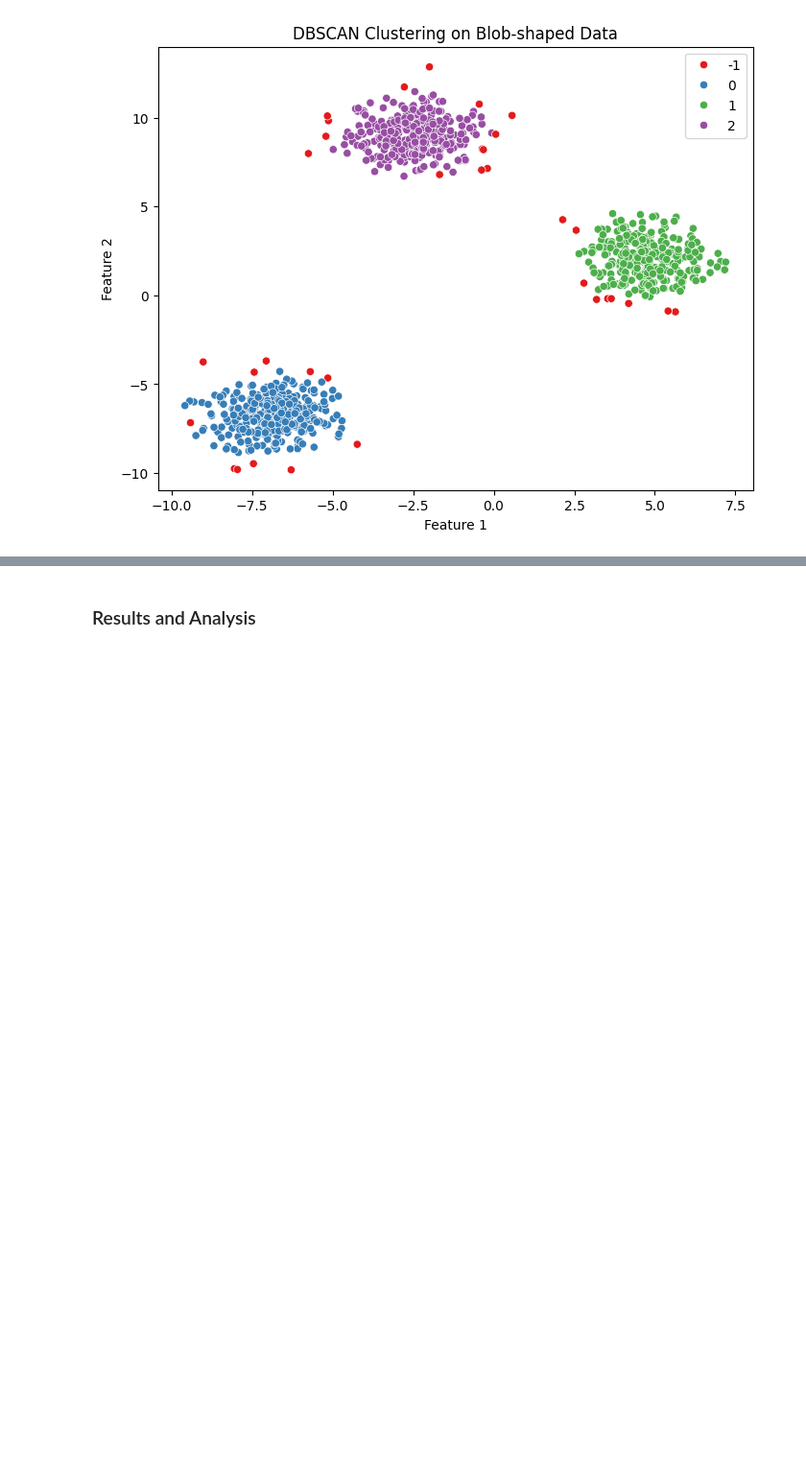
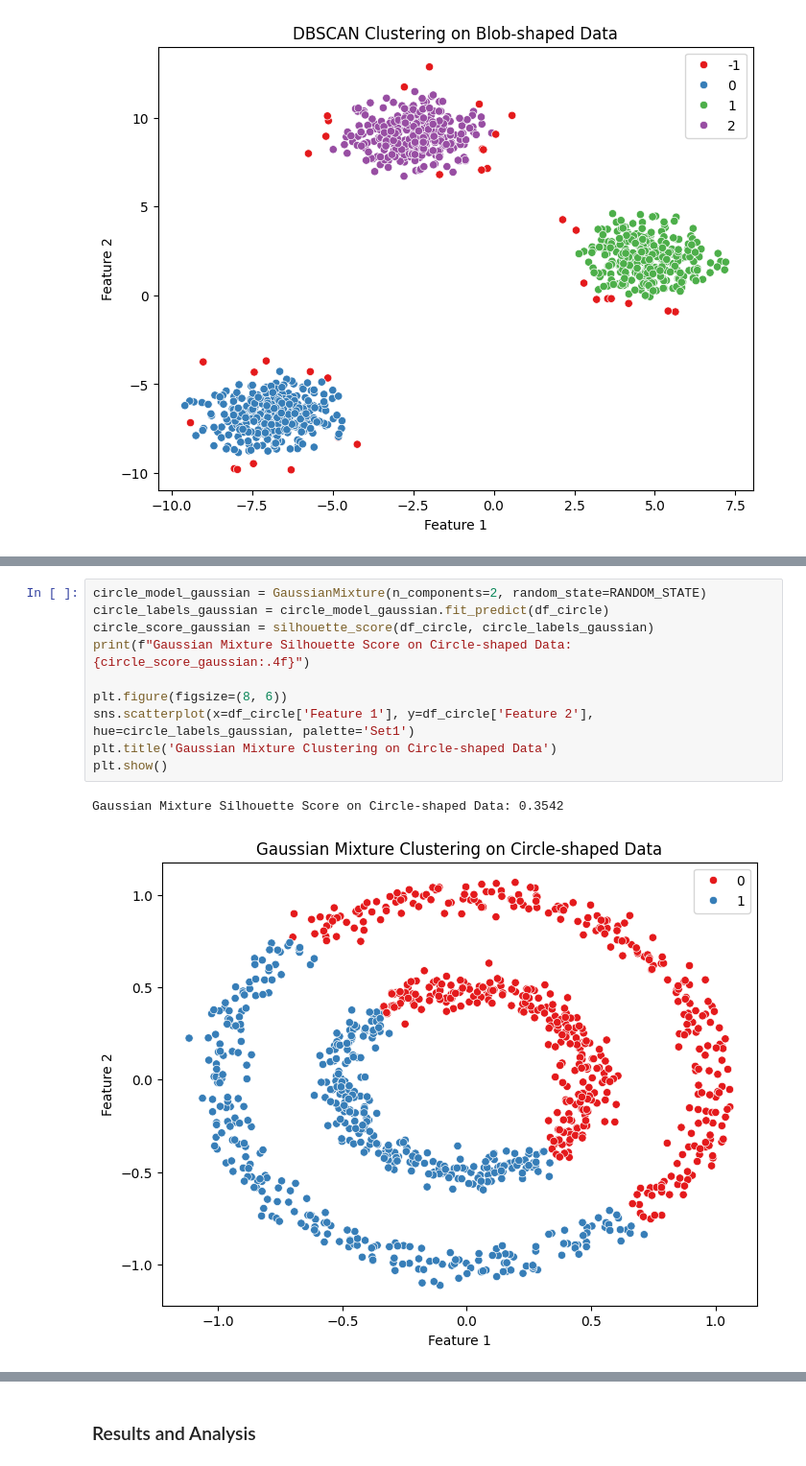
Before and after one commit to muffindud/machine-learning-and-data-mining, a Jupyter notebook: main.ipynb, the cells around one changed output, grey strips where cells are left out. Shown at 96% size. Cells and saved outputs as stored; diff of their text form; blank space fills up the shorter version.

```diff
--- a/main.ipynb
+++ b/main.ipynb
@@ -218,0 +235,13 @@ DBSCAN Silhouette Score on Blob-shaped Data: 0.7807
+# %%
+circle_model_gaussian = GaussianMixture(n_components=2, random_state=RANDOM_STATE)
+circle_labels_gaussian = circle_model_gaussian.fit_predict(df_circle)
+circle_score_gaussian = silhouette_score(df_circle, circle_labels_gaussian)
+print(f"Gaussian Mixture Silhouette Score on Circle-shaped Data: {circle_score_gaussian:.4f}")
+
+plt.figure(figsize=(8, 6))
+sns.scatterplot(x=df_circle['Feature 1'], y=df_circle['Feature 2'], hue=circle_labels_gaussian, palette='Set1')
+plt.title('Gaussian Mixture Clustering on Circle-shaped Data')
+plt.show()
+# %% [output]
+Gaussian Mixture Silhouette Score on Circle-shaped Data: 0.3542
+[figure, added]
```
Also changed, not shown: parts of 6 cells of this notebook.
